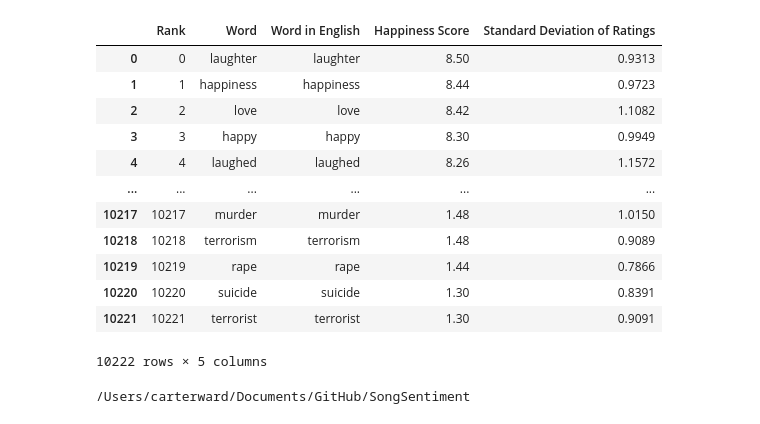
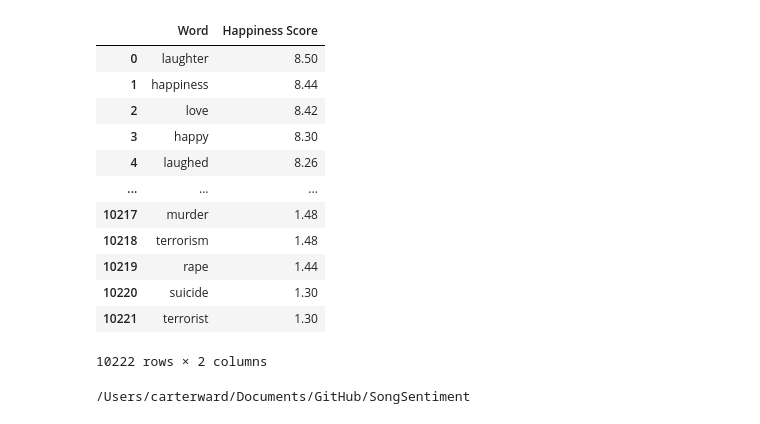
Before and after one commit to carterwward/SongSentiment, a Jupyter notebook: analysis/hedonometer_lyric_cross_analysis.ipynb, the cells around one changed output. Cells and saved outputs as stored; diff of their text form; code cells hidden in the pictures.

```diff
--- a/analysis/hedonometer_lyric_cross_analysis.ipynb
+++ b/analysis/hedonometer_lyric_cross_analysis.ipynb
@@ -14,21 +14,22 @@ from twitter_bot.model import tokenize_lyrics
 os.chdir('GitHub/SongSentiment')
 # %%
 hedonometer = pd.read_csv("data_and_models/Hedonometer.csv")
+hedonometer = hedonometer[["Word", "Happiness Score"]]
 hedonometer
 # %% [output]
-|  | Rank | Word | Word in English | Happiness Score | Standard Deviation of Ratings |
-| 0 | 0 | laughter | laughter | 8.50 | 0.9313 |
-| 1 | 1 | happiness | happiness | 8.44 | 0.9723 |
-| 2 | 2 | love | love | 8.42 | 1.1082 |
-| 3 | 3 | happy | happy | 8.30 | 0.9949 |
-| 4 | 4 | laughed | laughed | 8.26 | 1.1572 |
-| ... | ... | ... | ... | ... | ... |
-| 10217 | 10217 | murder | murder | 1.48 | 1.0150 |
-| 10218 | 10218 | terrorism | terrorism | 1.48 | 0.9089 |
-| 10219 | 10219 | rape | rape | 1.44 | 0.7866 |
-| 10220 | 10220 | suicide | suicide | 1.30 | 0.8391 |
-| 10221 | 10221 | terrorist | terrorist | 1.30 | 0.9091 |
+|  | Word | Happiness Score |
+| 0 | laughter | 8.50 |
+| 1 | happiness | 8.44 |
+| 2 | love | 8.42 |
+| 3 | happy | 8.30 |
+| 4 | laughed | 8.26 |
+| ... | ... | ... |
+| 10217 | murder | 1.48 |
+| 10218 | terrorism | 1.48 |
+| 10219 | rape | 1.44 |
+| 10220 | suicide | 1.30 |
+| 10221 | terrorist | 1.30 |
-10222 rows × 5 columns
+10222 rows × 2 columns
 # %%
 hedonometer_set = set(hedonometer["Word"].values)
 # %%
```
Also changed, not shown: parts of 2 cells of this notebook.
